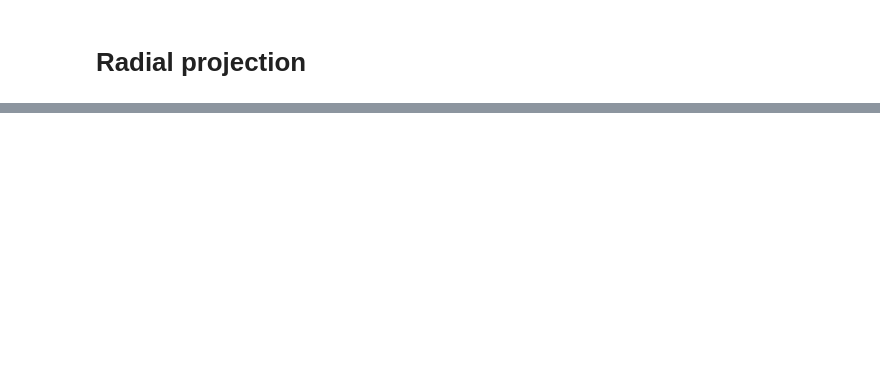
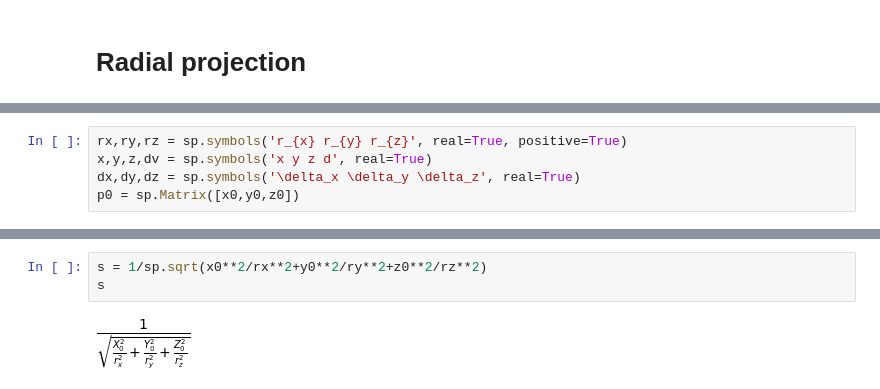
Before and after one commit to DaveBoettger/mfdocumentation, a Jupyter notebook: conic_approx_mirrorfit.ipynb, the cells around one changed output, grey strips where cells are left out. Drawn from its saved outputs; the diff is of its cells as text; blank space fills up the shorter version.

```diff
--- a/conic_approx_mirrorfit.ipynb
+++ b/conic_approx_mirrorfit.ipynb
@@ -163 +181,6 @@ rsq = sp.symbols('r^2', real=True, positive=True)
+# %%
+rx,ry,rz = sp.symbols('r_{x} r_{y} r_{z}', real=True, positive=True)
+x,y,z,dv = sp.symbols('x y z d', real=True)
+dx,dy,dz = sp.symbols('\delta_x \delta_y \delta_z', real=True)
+p0 = sp.Matrix([x0,y0,z0])
 # %%
@@ -168,0 +209,5 @@ rsq
+# %%
+s = 1/sp.sqrt(x0**2/rx**2+y0**2/ry**2+z0**2/rz**2)
+s
+# %% [output]
+[figure, added]
```
Also changed, not shown: parts of 29 cells of this notebook, 2 other files.
